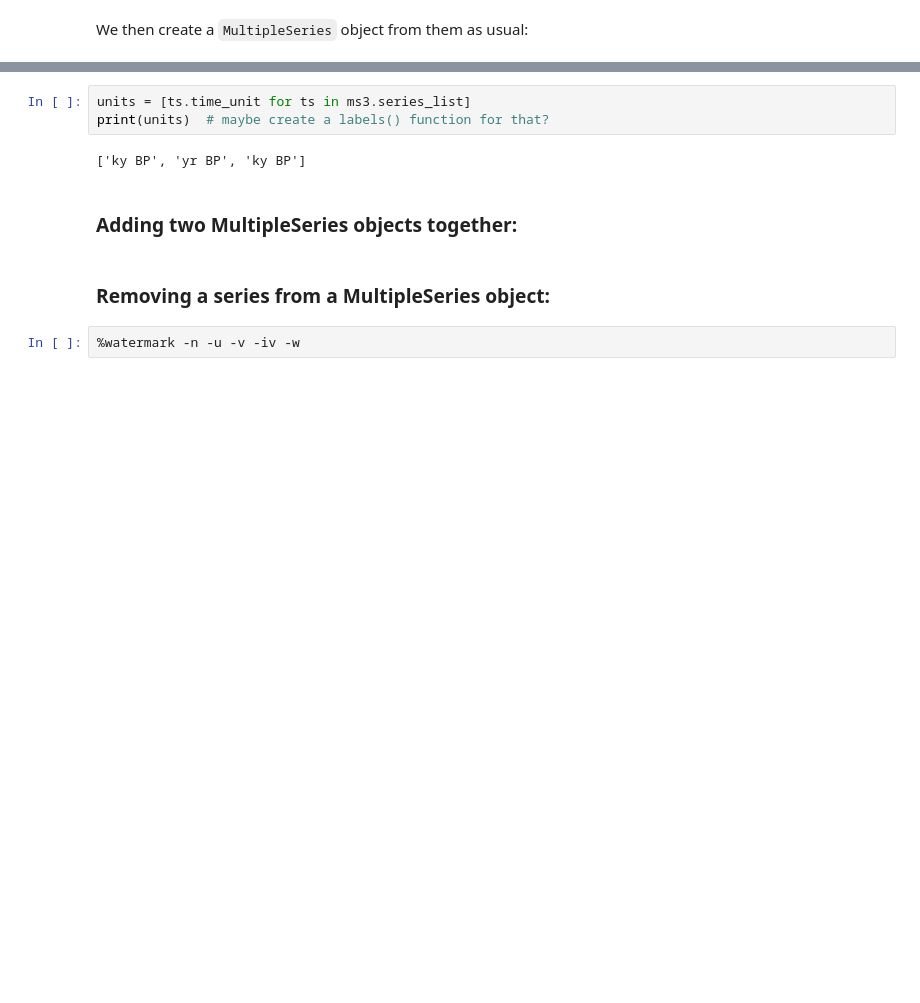
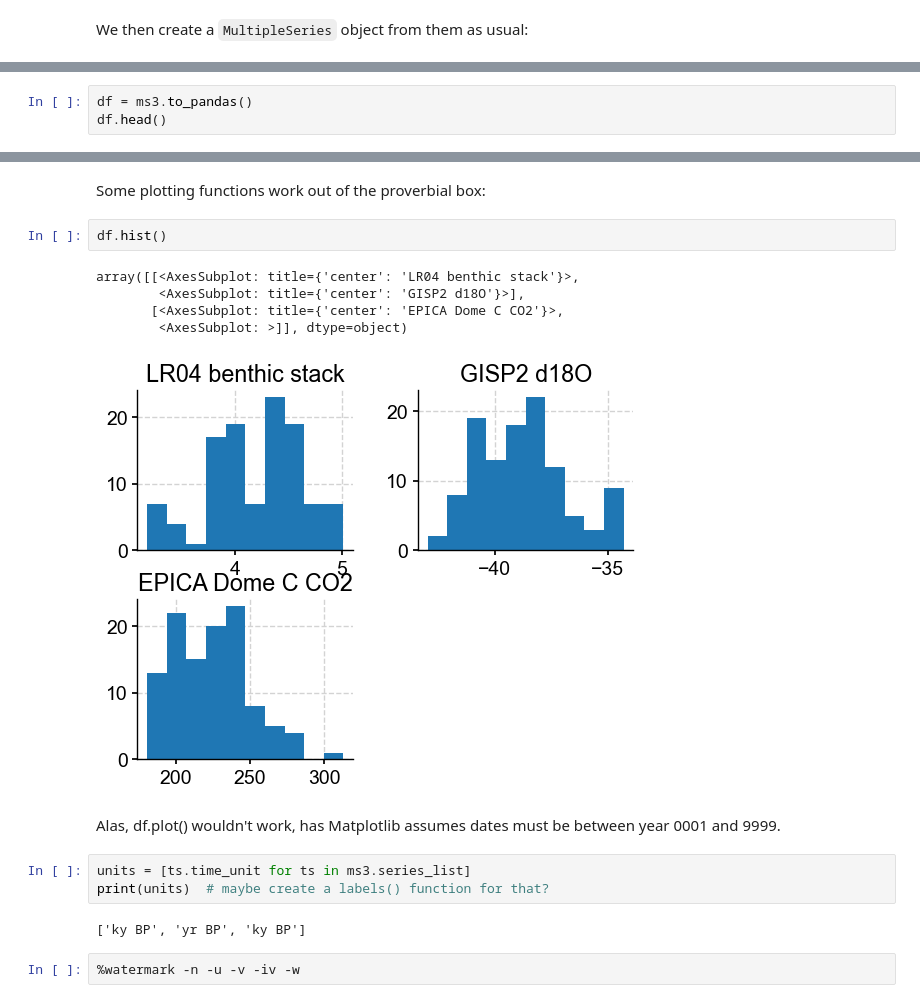
Before and after one commit to LinkedEarth/paleoPandas, a Jupyter notebook: notebooks/Paleopandas Playground.ipynb, the cells around one changed output, grey strips where cells are left out. Saved outputs shown, nothing was run; the diff lists cells and outputs as text; blank space fills up the shorter version.

```diff
--- a/notebooks/Paleopandas Playground.ipynb
+++ b/notebooks/Paleopandas Playground.ipynb
@@ -354,0 +392,3 @@ ms3.standardize().plot()
+# %%
+df = ms3.to_pandas()
+df.head()
@@ -355,12 +403,20 @@ ms3.standardize().plot()
+# %% [markdown]
+Some plotting functions work out of the proverbial box:
+# %%
+df.hist()
+# %% [output]
+array([[<AxesSubplot: title={'center': 'LR04 benthic stack'}>,
+        <AxesSubplot: title={'center': 'GISP2 d18O'}>],
+       [<AxesSubplot: title={'center': 'EPICA Dome C CO2'}>,
+        <AxesSubplot: >]], dtype=object)
+[figure, added]
+# %% [markdown]
+Alas, df.plot() wouldn't work, has Matplotlib assumes dates must be between year 0001 and 9999.
 # %%
 units = [ts.time_unit for ts in ms3.series_list]
 print(units)  # maybe create a labels() function for that?
 # %% [output]
 ['ky BP', 'yr BP', 'ky BP']
-# %% [markdown]
-### Adding two MultipleSeries objects together:
-# %% [markdown]
-### Removing a series from a MultipleSeries object:
 # %%
 %watermark -n -u -v -iv -w
 # %% [output]
```
Also changed, not shown: parts of 22 cells of this notebook.
